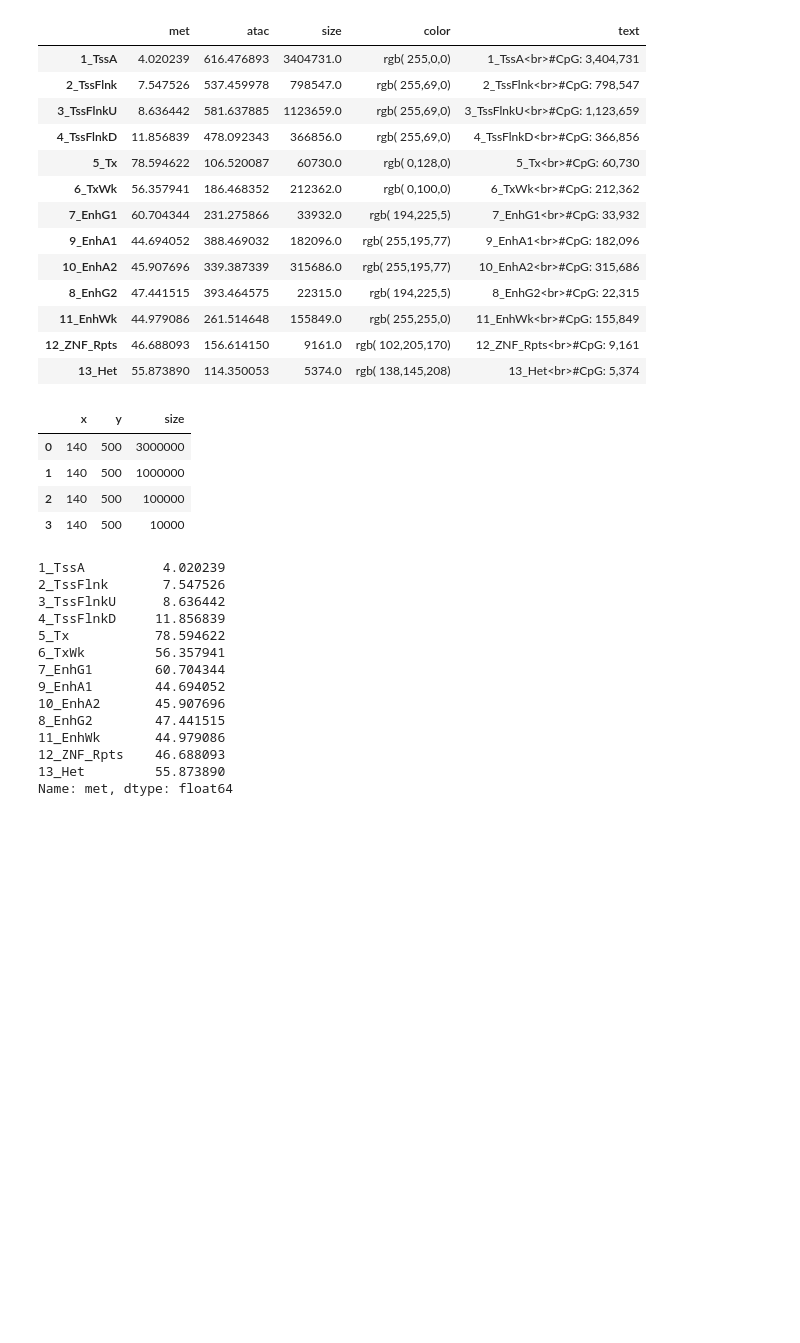
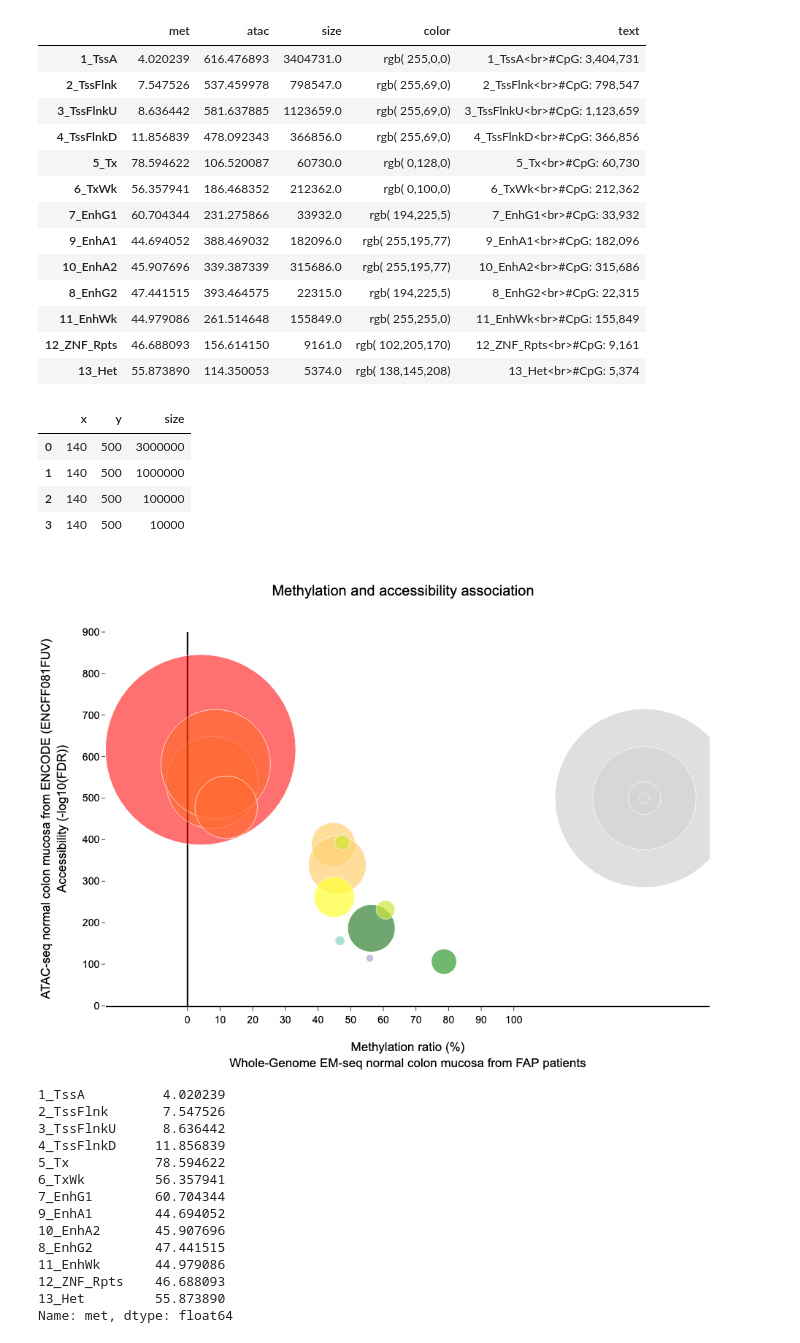
Before and after one commit to comp-epi-lee-lab/FAP_CRC_methylome_epigenome_dynamics, a Jupyter notebook: met_atac_chromState-trend.ipynb, the cells around one changed output. Saved outputs shown, nothing was run; the diff lists cells and outputs as text; code cells hidden in the pictures; blank space fills up the shorter version.

```diff
--- a/met_atac_chromState-trend.ipynb
+++ b/met_atac_chromState-trend.ipynb
@@ -169,7 +169,7 @@ from plotly.subplots import make_subplots
 import plotly.graph_objects as go
 import plotly.io as pio
 #pio.renderers
-pio.renderers.default = "browser"
+#pio.renderers.default = "browser"
 
 
 colorscale_met=[
@@ -292,34 +292,36 @@ fig.update_layout(
     ),
     yaxis = dict(
 #        tickmode = 'array',
 #        tickvals = [0,10,20,30,40,50,60,70,80,90,100],
         range=[0,900]
     ),
     legend=dict(
         #yanchor="bottom",
         #y=0.01,
         #xanchor="left",
         #x=0.01,
         #traceorder="reversed",
         bgcolor= "rgb(255, 255, 255)",
         bordercolor="Black",
         borderwidth=1,
         ),
     #plot_bgcolor='rgb(250,250,250)',
     plot_bgcolor='rgb(255,255,255)',
     showlegend=False
 )
 
 
 
 fig.update_xaxes(showline=True, linecolor='black', mirror=False, linewidth=2, ticks='outside', zeroline=True, zerolinewidth=2, zerolinecolor='black')
 fig.update_yaxes(showline=False, linecolor='black', mirror=True, linewidth=2, ticks='outside')
 
 
 fig.write_image("fap_asso_met_atac_chromState_trend.pdf")
 fig.write_image("fap_asso_met_atac_chromState_trend.png")
 
-fig.show()
+fig.show(renderer='png')
+# %% [output]
+[figure, added]
 # %%
 df['met']
 # %% [output]
```
